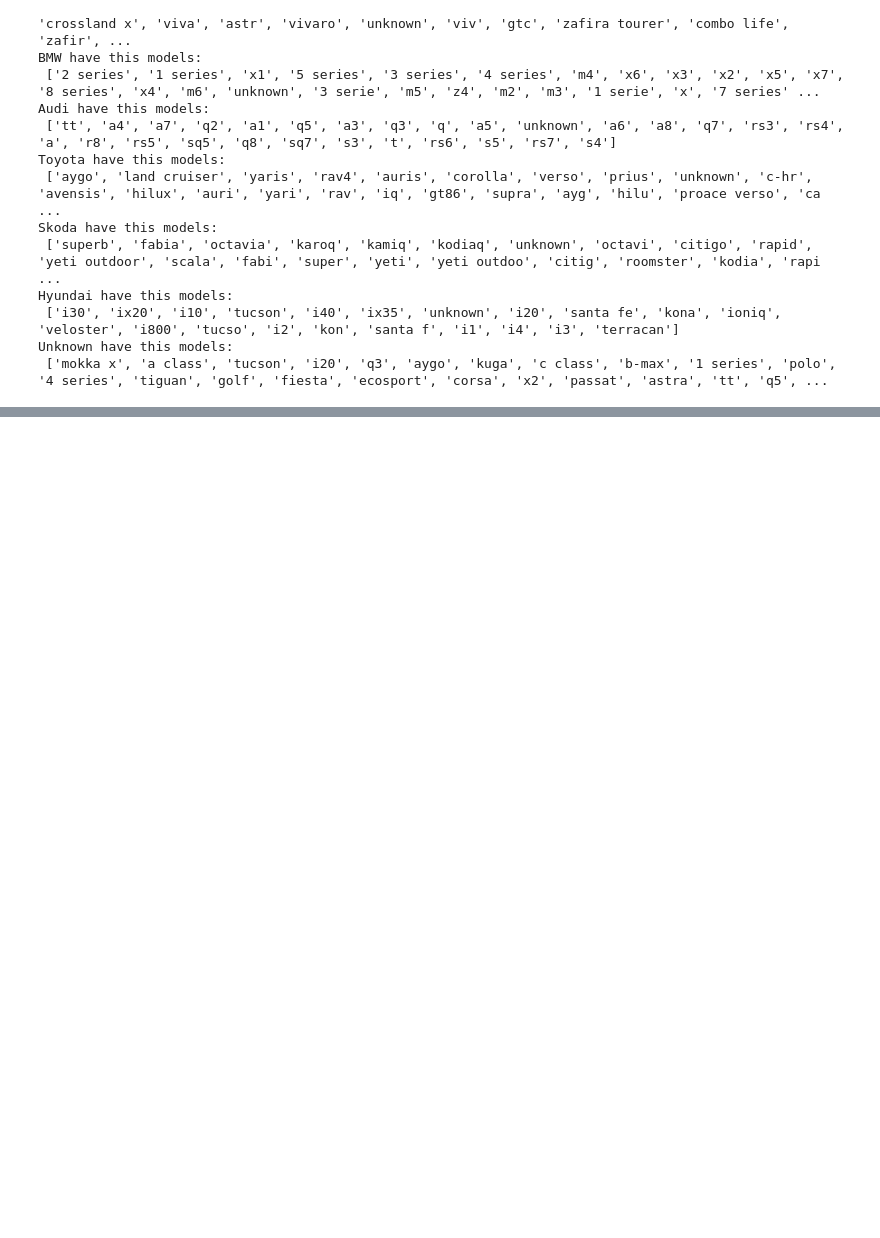
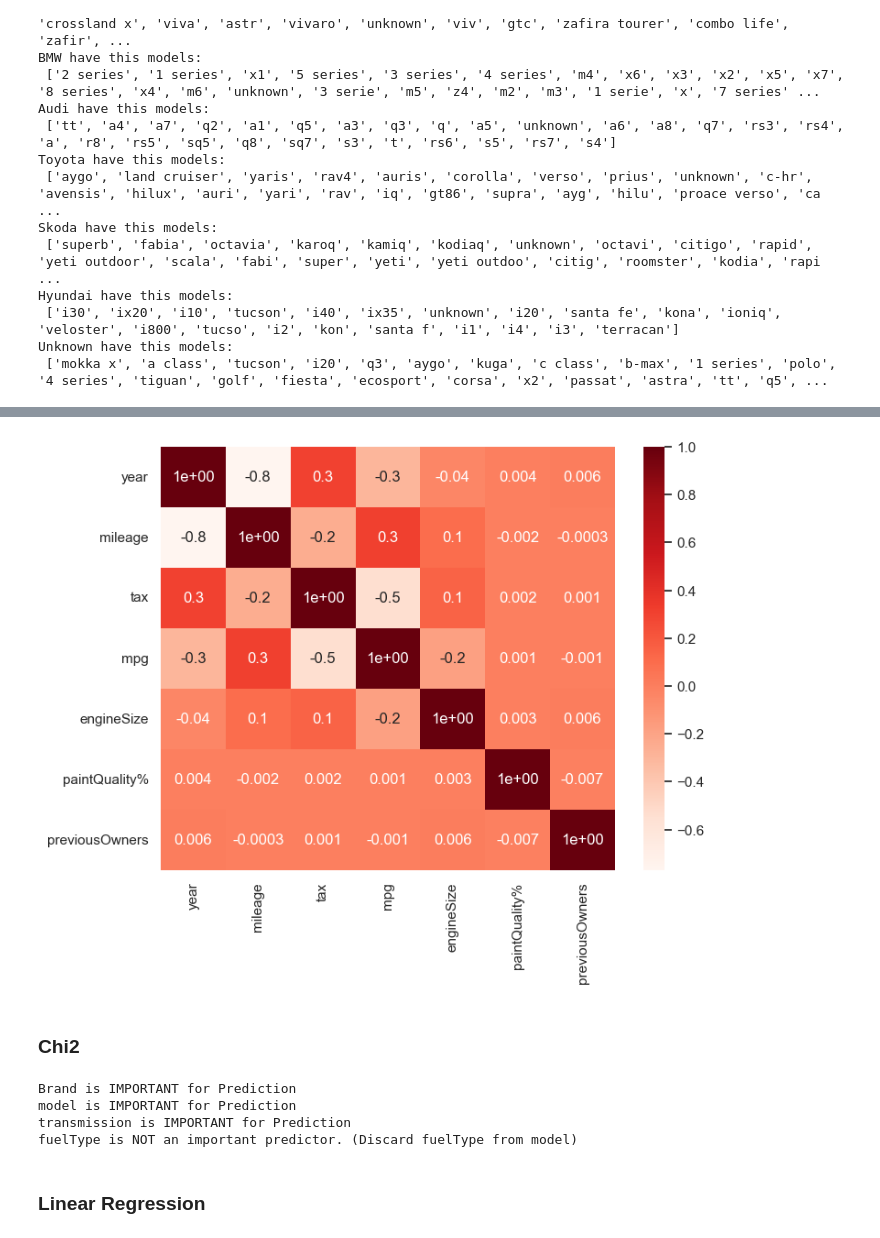
Before and after one commit to bernardorspachecods/ML_Project_25.26, a Jupyter notebook: hold-out.ipynb, the cells around one changed output, grey strips where cells are left out. Drawn from its saved outputs; the diff is of its cells as text; code cells hidden in the pictures; blank space fills up the shorter version.

```diff
--- a/hold-out.ipynb
+++ b/hold-out.ipynb
@@ -216,0 +250,25 @@ Found 168 strange values in previousOwners.
+# %%
+def scale_numeric_features(X_features, metric_features):
+
+    scaler = MinMaxScaler()
+
+    # Fitting the scaler only on the train data
+    X_train = X_features[0].copy()
+    scaler.fit(X_train[metric_features])
+
+    scaled_features_list =[]
+
+    for i,X, in enumerate(X_features):
+        X_scaled = X.copy()
+        X_scaled[metric_features] = scaler.transform(X[metric_features])
+        scaled_features_list.append(X_scaled)
+
+    return scaled_features_list
+
+X_train_scaled, X_val_scaled, X_test_scaled = scale_numeric_features(X_features, metric_features )
+
+X_train_num_scaled = X_train_scaled[metric_features]
+X_val_num_scaled = X_val_scaled[metric_features]
+
+print(X_train_num_scaled.min())
+print(X_train_num_scaled.max())
@@ -447,0 +433,3 @@ dtype: float64
+# %%
+cor_spearman = X_train_num_scaled.corr(method ='spearman')
+cor_spearman
@@ -447,0 +445,11 @@ dtype: float64
+# %%
+def cor_heatmap(cor):
+    plt.figure(figsize=(8,6))
+    sns.heatmap(data = cor, annot = True, cmap = plt.cm.Reds, fmt='.1')
+    plt.show()
+
+cor_heatmap (cor_spearman)
+# %% [output]
+[figure, added]
+# %% [markdown]
+### Chi2
@@ -447,0 +466,10 @@ dtype: float64
+# %%
+for var in X_train_cat:
+    testindependence1(X_train_cat[var],y_train, var)
+# %% [output]
+Brand is IMPORTANT for Prediction
+model is IMPORTANT for Prediction
+transmission is IMPORTANT for Prediction
+fuelType is NOT an important predictor. (Discard fuelType from model)
+# %% [markdown]
+### Linear Regression
```
Also changed, not shown: parts of 24 cells of this notebook.
